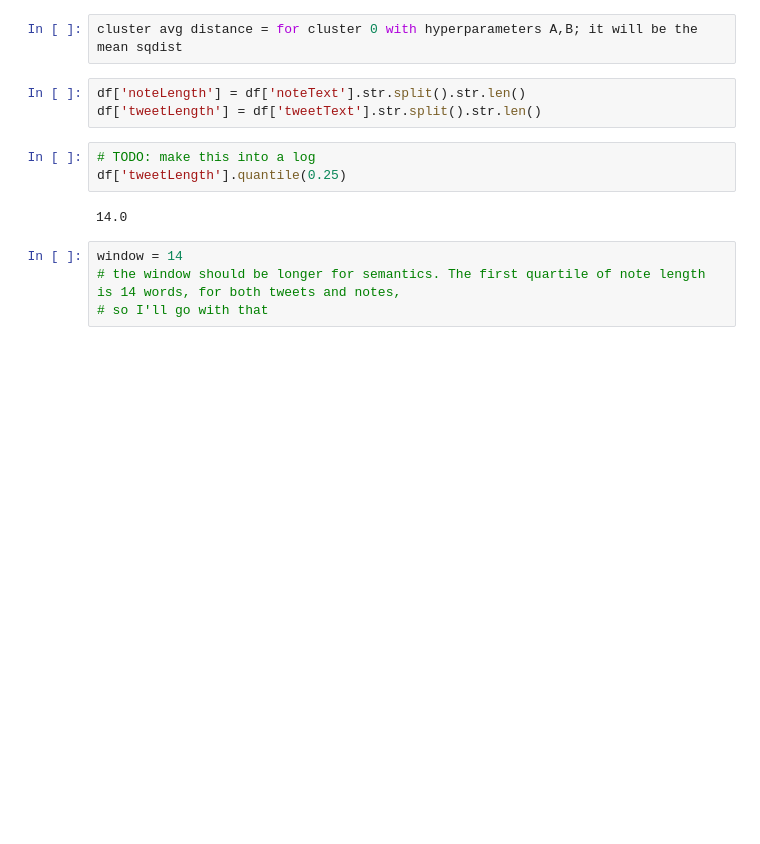
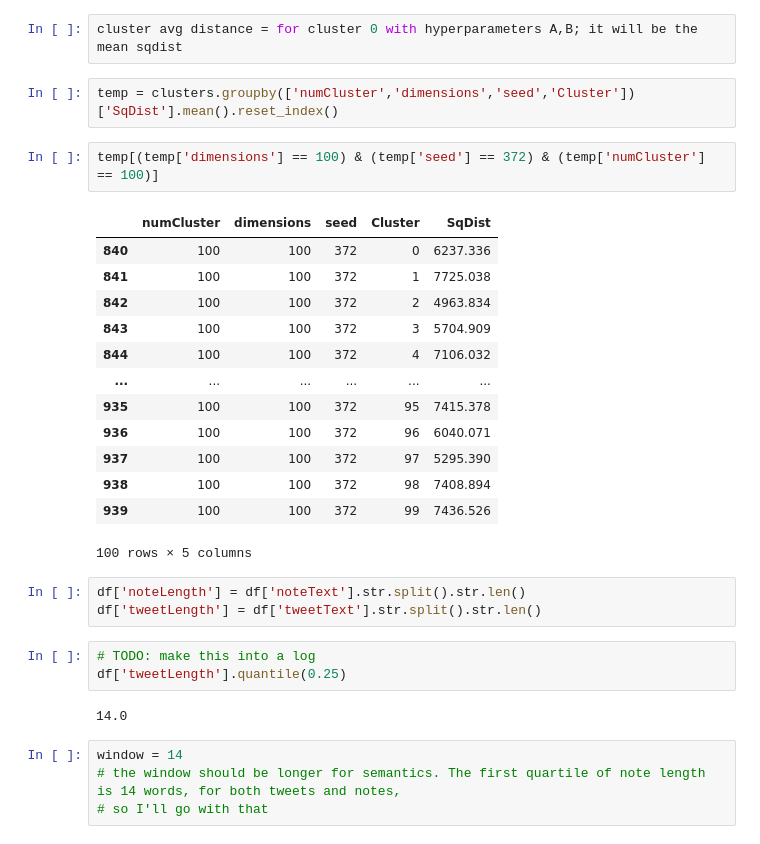
Before and after one commit to katyasmpsn/thesis, a Jupyter notebook: src/npmi.ipynb, the cells around one changed output. Cells and saved outputs as stored; diff of their text form; blank space fills up the shorter version.

```diff
--- a/src/npmi.ipynb
+++ b/src/npmi.ipynb
@@ -34,6 +34,24 @@ clusters.head()
 | 4 | 4 | 0 | arent | 0.000186 | 1133.64 | 20 | 100 | 372 | 0.035141 |
 # %%
 cluster avg distance = for cluster 0 with hyperparameters A,B; it will be the mean sqdist
+# %%
+temp = clusters.groupby(['numCluster','dimensions','seed','Cluster'])['SqDist'].mean().reset_index()
+# %%
+temp[(temp['dimensions'] == 100) & (temp['seed'] == 372) & (temp['numCluster'] == 100)]
+# %% [output]
+|  | numCluster | dimensions | seed | Cluster | SqDist |
+| 840 | 100 | 100 | 372 | 0 | 6237.336 |
+| 841 | 100 | 100 | 372 | 1 | 7725.038 |
+| 842 | 100 | 100 | 372 | 2 | 4963.834 |
+| 843 | 100 | 100 | 372 | 3 | 5704.909 |
+| 844 | 100 | 100 | 372 | 4 | 7106.032 |
+| ... | ... | ... | ... | ... | ... |
+| 935 | 100 | 100 | 372 | 95 | 7415.378 |
+| 936 | 100 | 100 | 372 | 96 | 6040.071 |
+| 937 | 100 | 100 | 372 | 97 | 5295.390 |
+| 938 | 100 | 100 | 372 | 98 | 7408.894 |
+| 939 | 100 | 100 | 372 | 99 | 7436.526 |
+100 rows × 5 columns
 # %%
 df['noteLength'] = df['noteText'].str.split().str.len()
 df['tweetLength'] = df['tweetText'].str.split().str.len()
```
Also changed, not shown: 9 other files.
